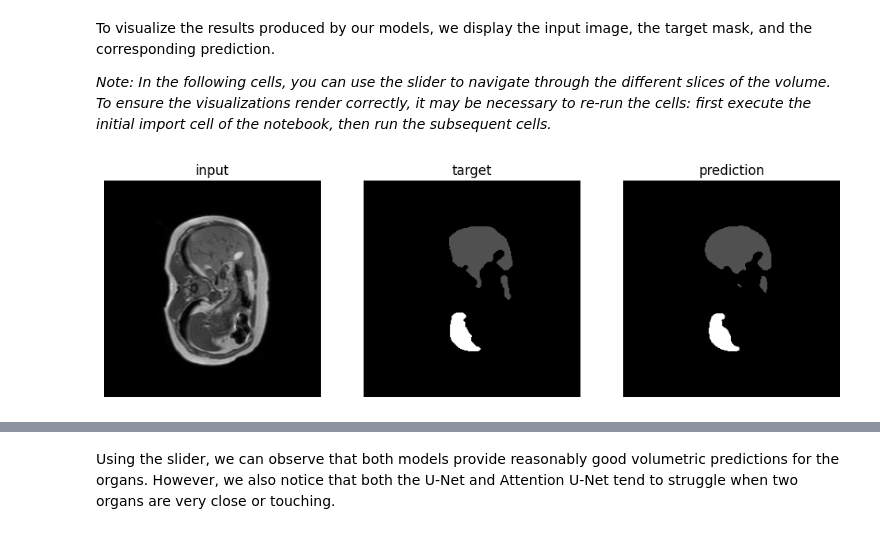
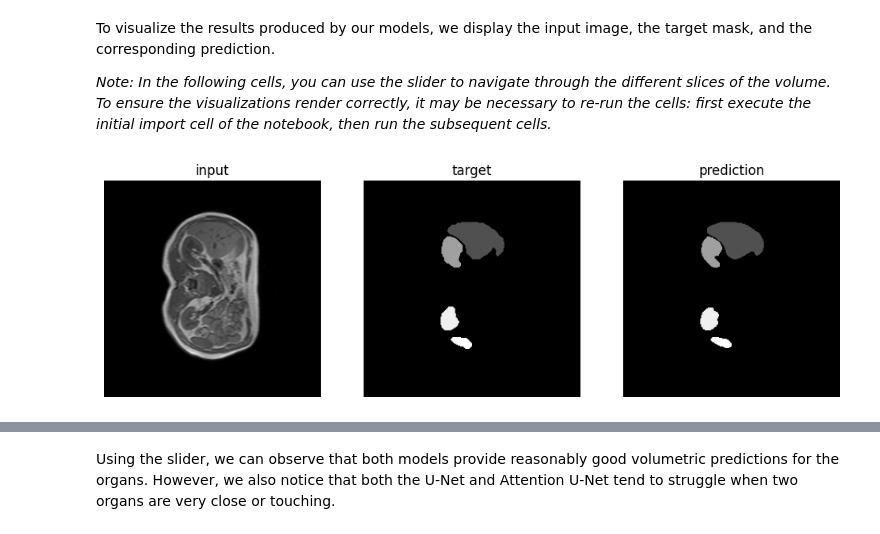
Before and after one commit to YZO4IAETHGe/Attention-based-U-net, a Jupyter notebook: notebook.ipynb, the cells around one changed output, grey strips where cells are left out. Saved outputs shown, nothing was run; the diff lists cells and outputs as text; code cells hidden in the pictures.

```diff
--- a/notebook.ipynb
+++ b/notebook.ipynb
@@ -171,8 +171,8 @@ To visualize the results produced by our models, we display the input image, the
 
 <i>Note: In the following cells, you can use the slider to navigate through the different slices of the volume. To ensure the visualizations render correctly, it may be necessary to re-run the cells: first execute the initial import cell of the notebook, then run the subsequent cells.</i>
 # %%
-compare_predictions_ground_truth(U_Net(1,5), "weights/U_Net_weights30_V6.pth", "data/MR-dataset/34-T1DUALin-src.nii.gz", "data/MR-dataset/34-T1DUAL-mask.nii.gz")
+compare_predictions_ground_truth(U_Net(1,5), "weights/U_Net_weights30_V6.pth", "data/MR-dataset/01-T1DUALin-src.nii.gz", "data/MR-dataset/01-T1DUAL-mask.nii.gz")
 # %% [output]
-[figure, old version]
+[figure, new version]
 [interactive output not drawn]
 # %%
```
Also changed, not shown: parts of 12 cells of this notebook.
